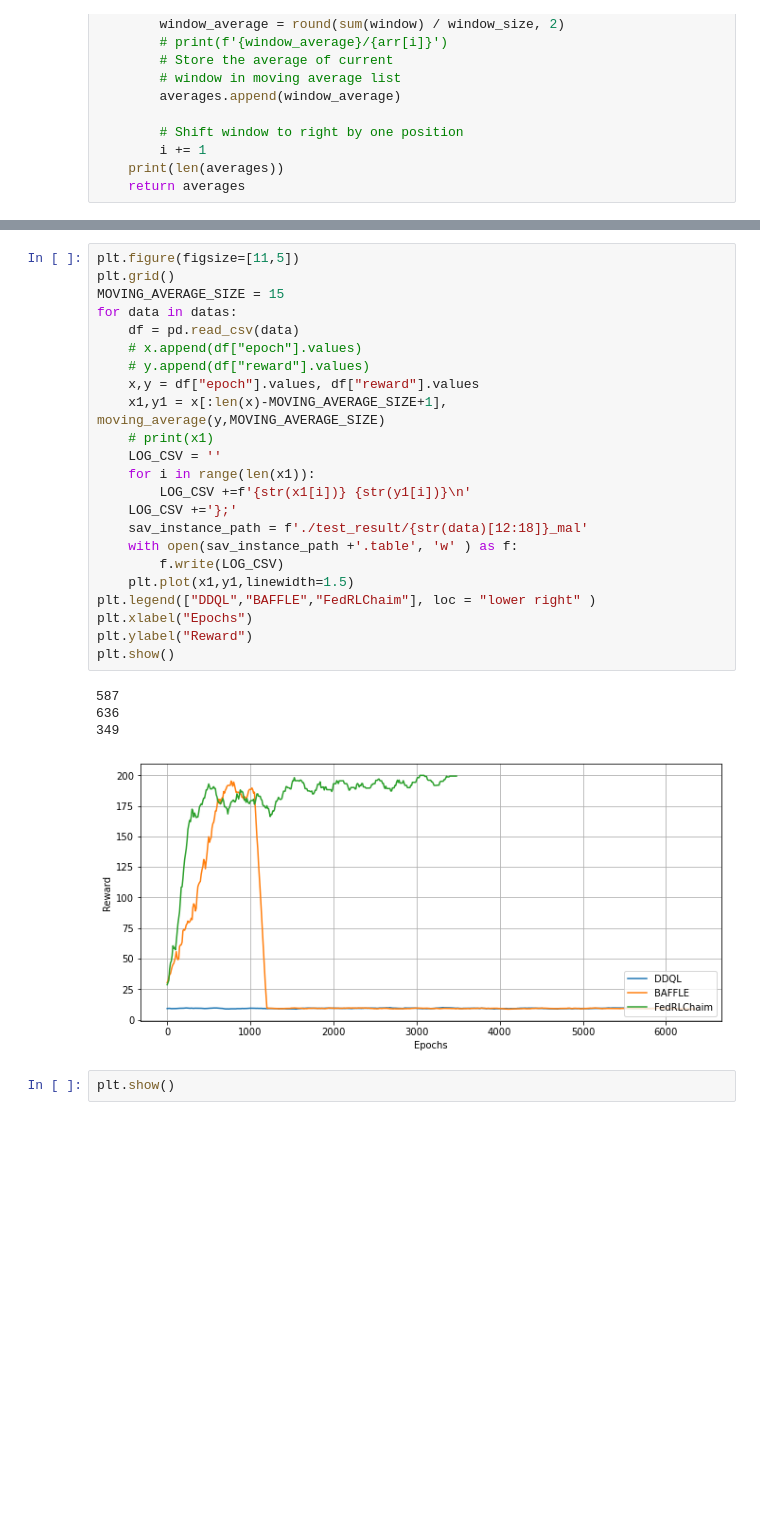
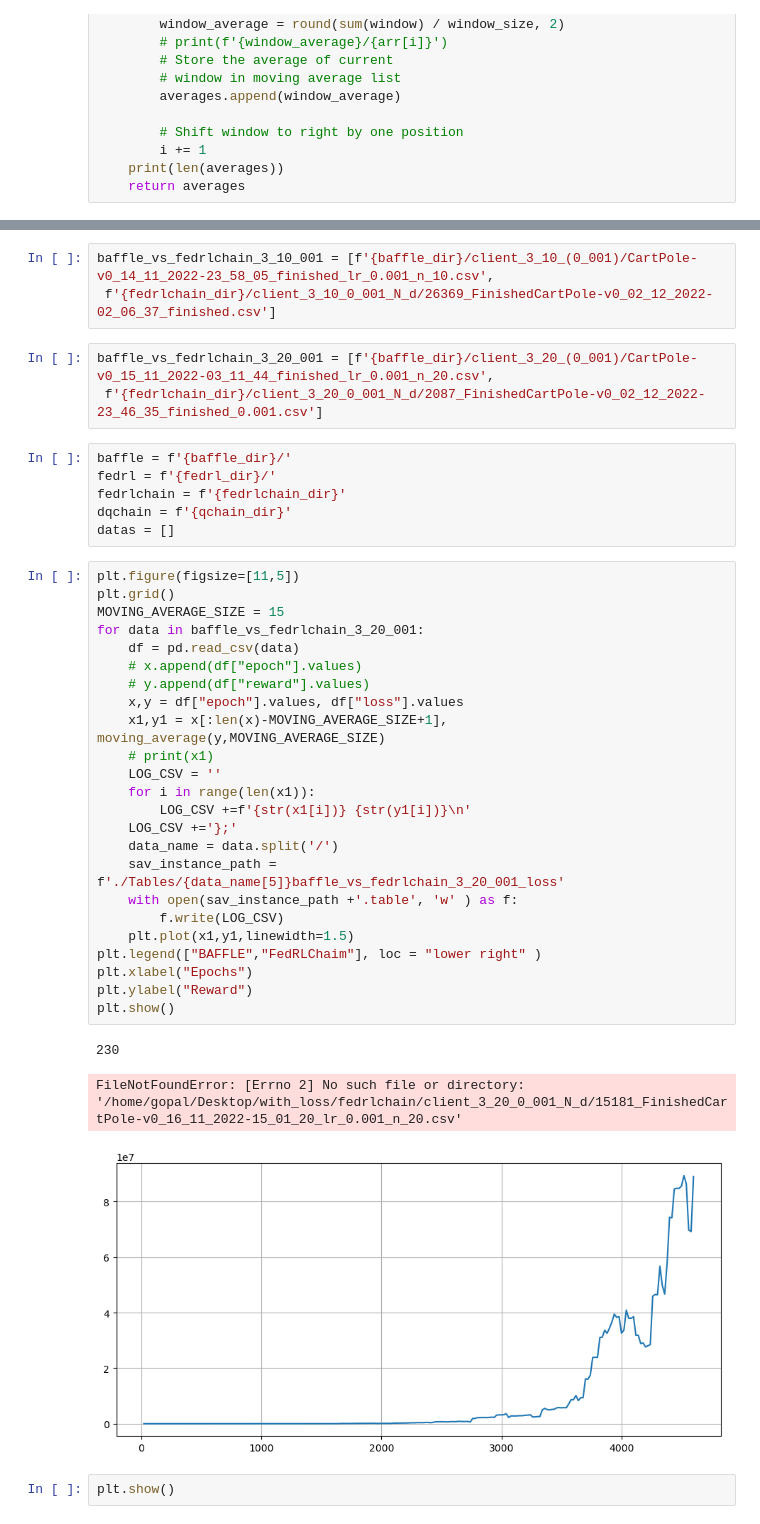
Before and after one commit to sujit880/Plotting_Graphs, a Jupyter notebook: plotting_line_graph_from_csvdata_table.ipynb, the cells around one changed output, grey strips where cells are left out. Cells and saved outputs as stored; diff of their text form; blank space fills up the shorter version.

```diff
--- a/plotting_line_graph_from_csvdata_table.ipynb
+++ b/plotting_line_graph_from_csvdata_table.ipynb
@@ -36,31 +68,43 @@ datas = [deepqrl_mal,baffle_mal,fed_mal]
+# %%
+baffle_vs_fedrlchain_3_10_001 = [f'{baffle_dir}/client_3_10_(0_001)/CartPole-v0_14_11_2022-23_58_05_finished_lr_0.001_n_10.csv',
+ f'{fedrlchain_dir}/client_3_10_0_001_N_d/26369_FinishedCartPole-v0_02_12_2022-02_06_37_finished.csv']
+# %%
+baffle_vs_fedrlchain_3_20_001 = [f'{baffle_dir}/client_3_20_(0_001)/CartPole-v0_15_11_2022-03_11_44_finished_lr_0.001_n_20.csv',
+ f'{fedrlchain_dir}/client_3_20_0_001_N_d/2087_FinishedCartPole-v0_02_12_2022-23_46_35_finished_0.001.csv']
+# %%
+baffle = f'{baffle_dir}/'
+fedrl = f'{fedrl_dir}/'
+fedrlchain = f'{fedrlchain_dir}'
+dqchain = f'{qchain_dir}'
+datas = []
 # %%
 plt.figure(figsize=[11,5])
 plt.grid()
 MOVING_AVERAGE_SIZE = 15
-for data in datas:
+for data in baffle_vs_fedrlchain_3_20_001:
     df = pd.read_csv(data)
     # x.append(df["epoch"].values)
     # y.append(df["reward"].values)
-    x,y = df["epoch"].values, df["reward"].values
+    x,y = df["epoch"].values, df["loss"].values
     x1,y1 = x[:len(x)-MOVING_AVERAGE_SIZE+1], moving_average(y,MOVING_AVERAGE_SIZE)
     # print(x1)
     LOG_CSV = ''
     for i in range(len(x1)):
         LOG_CSV +=f'{str(x1[i])} {str(y1[i])}\n'
     LOG_CSV +='};'
-    sav_instance_path = f'./test_result/{str(data)[12:18]}_mal'
+    data_name = data.split('/')
+    sav_instance_path = f'./Tables/{data_name[5]}baffle_vs_fedrlchain_3_20_001_loss'
     with open(sav_instance_path +'.table', 'w' ) as f:
         f.write(LOG_CSV)
     plt.plot(x1,y1,linewidth=1.5)
-plt.legend(["DDQL","BAFFLE","FedRLChaim"], loc = "lower right" )
+plt.legend(["BAFFLE","FedRLChaim"], loc = "lower right" )
 plt.xlabel("Epochs")
 plt.ylabel("Reward")
 plt.show()
 # %% [output]
-587
-636
-349
+230
+FileNotFoundError: [Errno 2] No such file or directory: '/home/gopal/Desktop/with_loss/fedrlchain/client_3_20_0_001_N_d/15181_FinishedCartPole-v0_16_11_2022-15_01_20_lr_0.001_n_20.csv'
-[figure, old version]
+[figure, new version]
 # %%
 plt.show()
 # %%
```
Also changed, not shown: parts of 16 cells of this notebook, 2 other files.
